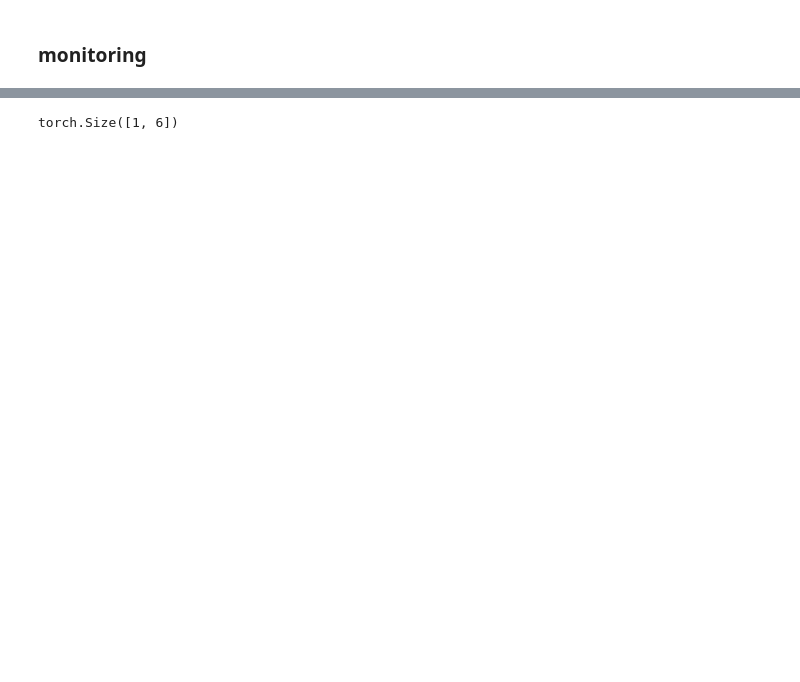
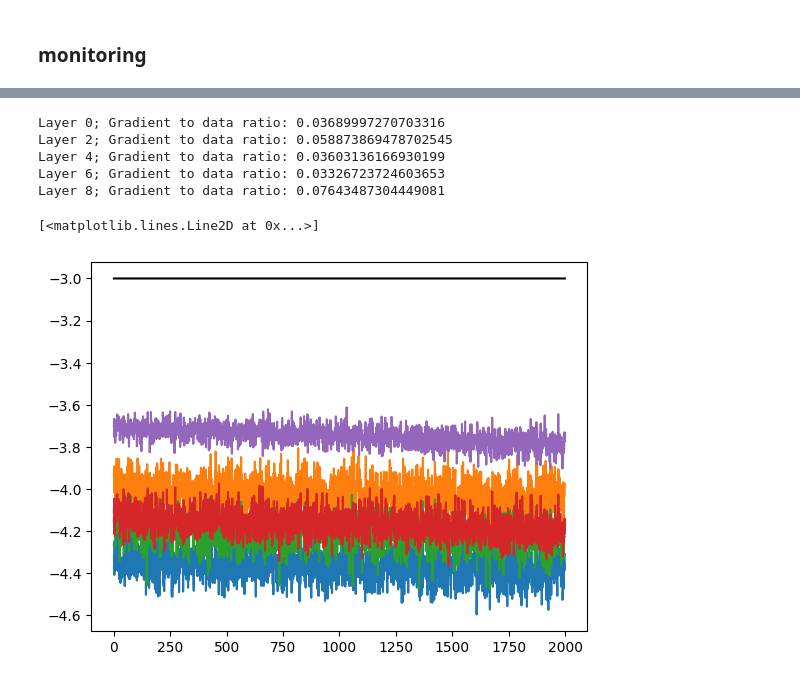
Before and after one commit to yiheinchai/kingscrosshacklab, a Jupyter notebook: projects/makemore/drugs/drugs.ipynb, the cells around one changed output, grey strips where cells are left out. Saved outputs shown, nothing was run; the diff lists cells and outputs as text; code cells hidden in the pictures; blank space fills up the shorter version.

```diff
--- a/projects/makemore/drugs/drugs.ipynb
+++ b/projects/makemore/drugs/drugs.ipynb
@@ -435,4 +443,19 @@ detokenizer
+# %%
+for i, l in enumerate(model):
+    if isinstance(l, Linear):
+        print(f"Layer {i}; Gradient to data ratio: {l.parameters[0].grad.std() / l.parameters[0].data.std()}")
+# %% [output]
+Layer 0; Gradient to data ratio: 0.03689997270703316
+Layer 2; Gradient to data ratio: 0.058873869478702545
+Layer 4; Gradient to data ratio: 0.03603136166930199
+Layer 6; Gradient to data ratio: 0.03326723724603653
+Layer 8; Gradient to data ratio: 0.07643487304449081
 # %%
-print(torch.tensor(context).unsqueeze(0).shape)
+ud = torch.tensor(ud)
+
+for i in range(ud.shape[1]):
+    plt.plot(ud[:, i])
+plt.plot([-3] * len(ud), "k")
 # %% [output]
-torch.Size([1, 6])
+[<matplotlib.lines.Line2D at 0x...>]
+[figure, added]
```
Also changed, not shown: parts of 5 cells of this notebook.
